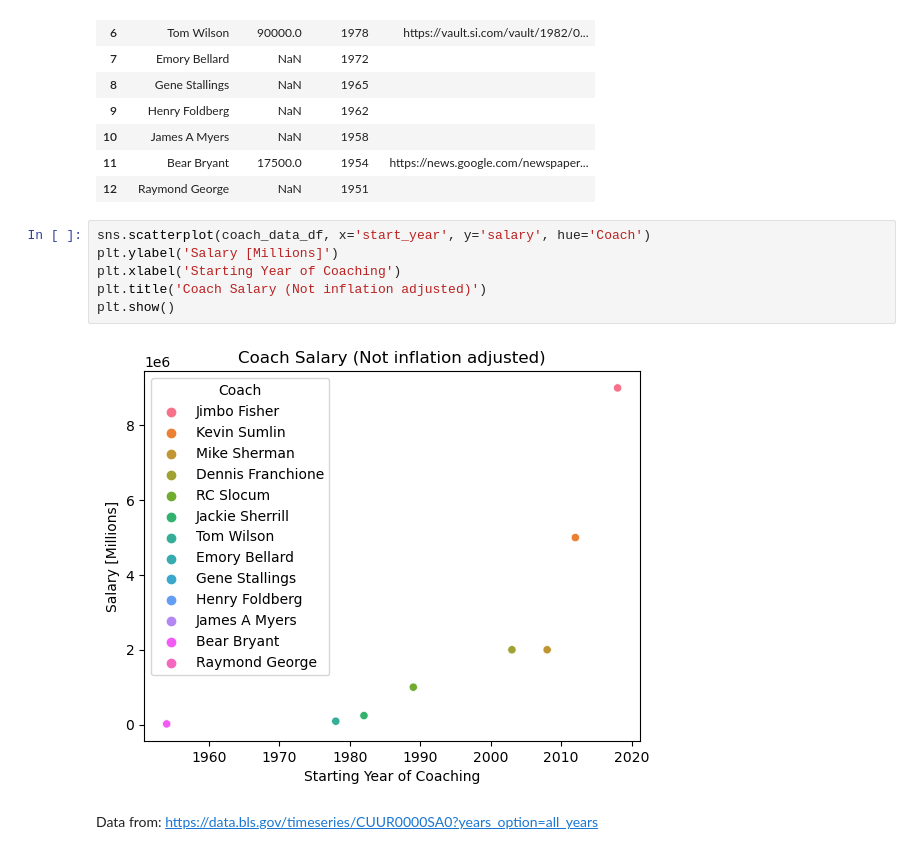
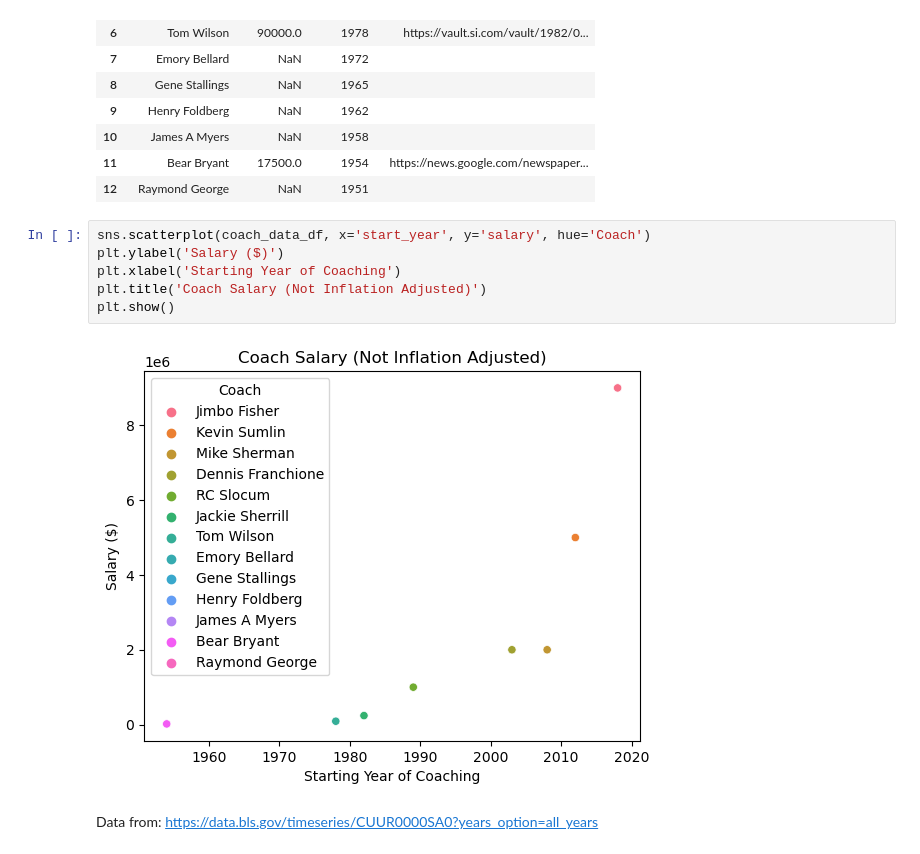
Before and after one commit to cjdavis62/tamu-coach-salaries, a Jupyter notebook: tamu_coach_salary.ipynb, the cells around one changed output. Cells and saved outputs as stored; diff of their text form.

```diff
--- a/tamu_coach_salary.ipynb
+++ b/tamu_coach_salary.ipynb
@@ -80,12 +80,12 @@ coach_data_df
 | 12 | Raymond George | NaN | 1951 |  |
 # %%
 sns.scatterplot(coach_data_df, x='start_year', y='salary', hue='Coach')
-plt.ylabel('Salary [Millions]')
+plt.ylabel('Salary ($)')
 plt.xlabel('Starting Year of Coaching')
-plt.title('Coach Salary (Not inflation adjusted)')
+plt.title('Coach Salary (Not Inflation Adjusted)')
 plt.show()
 # %% [output]
-[figure, old version]
+[figure, new version]
 # %% [markdown]
 Data from: https://data.bls.gov/timeseries/CUUR0000SA0?years_option=all_years
 # %%
```
Also changed, not shown: parts of 8 cells of this notebook.
